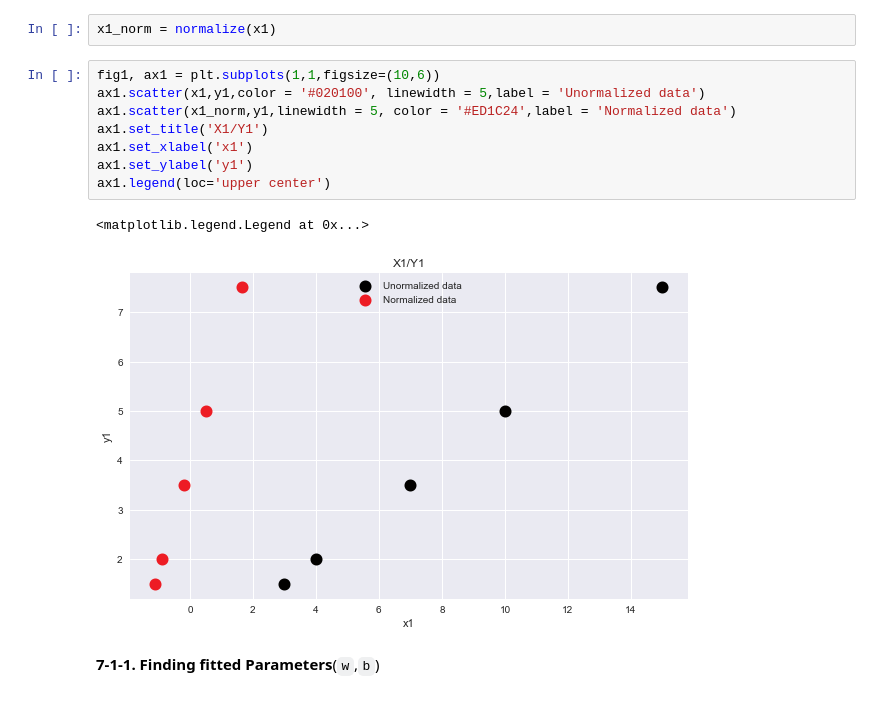
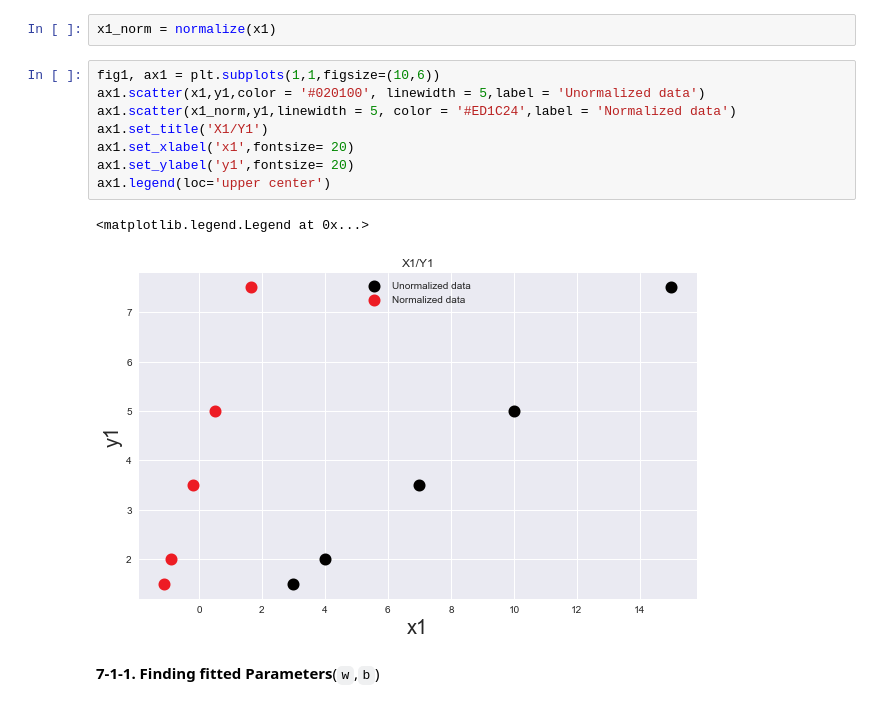
Before and after one commit to mahdi-khoshmaram/Linear-regression, a Jupyter notebook: Linear regression.ipynb, the cells around one changed output. Saved outputs shown, nothing was run; the diff lists cells and outputs as text.

```diff
--- a/Linear regression.ipynb
+++ b/Linear regression.ipynb
@@ -210,14 +210,14 @@ x1_norm = normalize(x1)
 # %%
 fig1, ax1 = plt.subplots(1,1,figsize=(10,6))
 ax1.scatter(x1,y1,color = '#020100', linewidth = 5,label = 'Unormalized data')
 ax1.scatter(x1_norm,y1,linewidth = 5, color = '#ED1C24',label = 'Normalized data')
 ax1.set_title('X1/Y1')
-ax1.set_xlabel('x1')
-ax1.set_ylabel('y1')
+ax1.set_xlabel('x1',fontsize= 20)
+ax1.set_ylabel('y1',fontsize= 20)
 ax1.legend(loc='upper center')
 # %% [output]
 <matplotlib.legend.Legend at 0x...>
-[figure, old version]
+[figure, new version]
 # %% [markdown]
 <p><b>7-1-1. Finding fitted Parameters</b>(<code>w</code>,<code>b</code>)</p>
 # %% [markdown]
```
Also changed, not shown: parts of 9 cells of this notebook.
